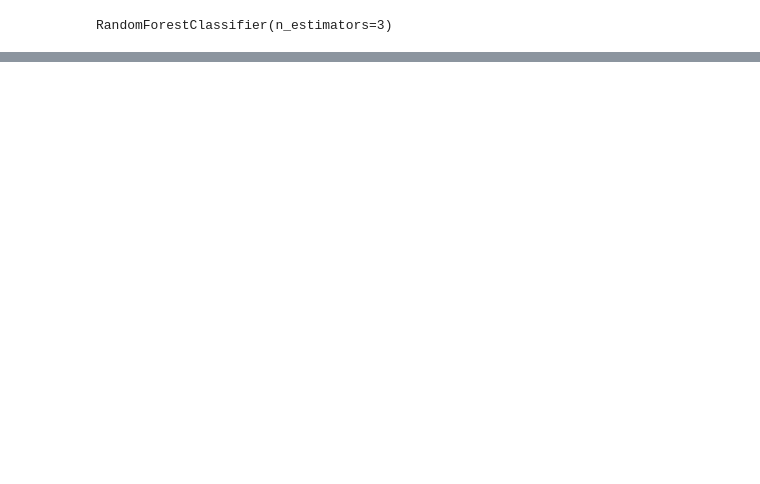
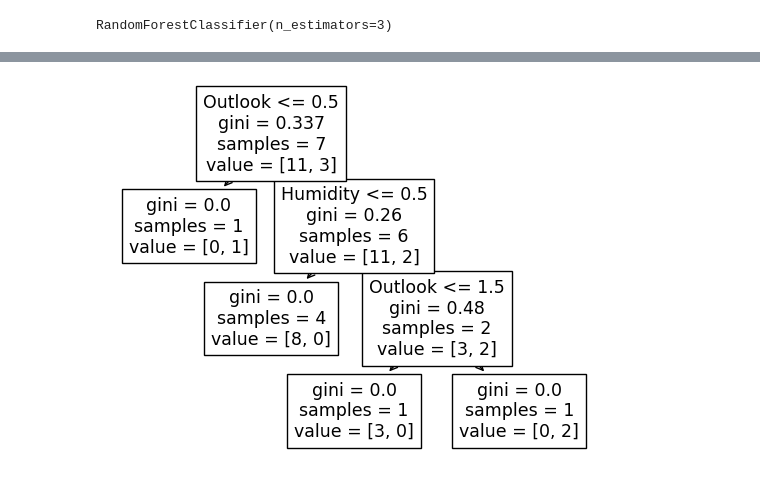
Before and after one commit to FahmidaNourin/CSE445_Machine_Learning, a Jupyter notebook: Random_Forest.ipynb, the cells around one changed output, grey strips where cells are left out. Cells and saved outputs as stored; diff of their text form; code cells hidden in the pictures; blank space fills up the shorter version.

```diff
--- a/Random_Forest.ipynb
+++ b/Random_Forest.ipynb
@@ -57,3 +118,10 @@ RandomForestClassifier(n_estimators=3)
+# %%
+import graphviz
+from sklearn import tree
+
+j = tree.plot_tree(rf.estimators_[1], feature_names=name_of_features)
+# %% [output]
+[figure, added]
 # %%
 import graphviz
 from sklearn import tree
```
Also changed, not shown: parts of 9 cells of this notebook.
